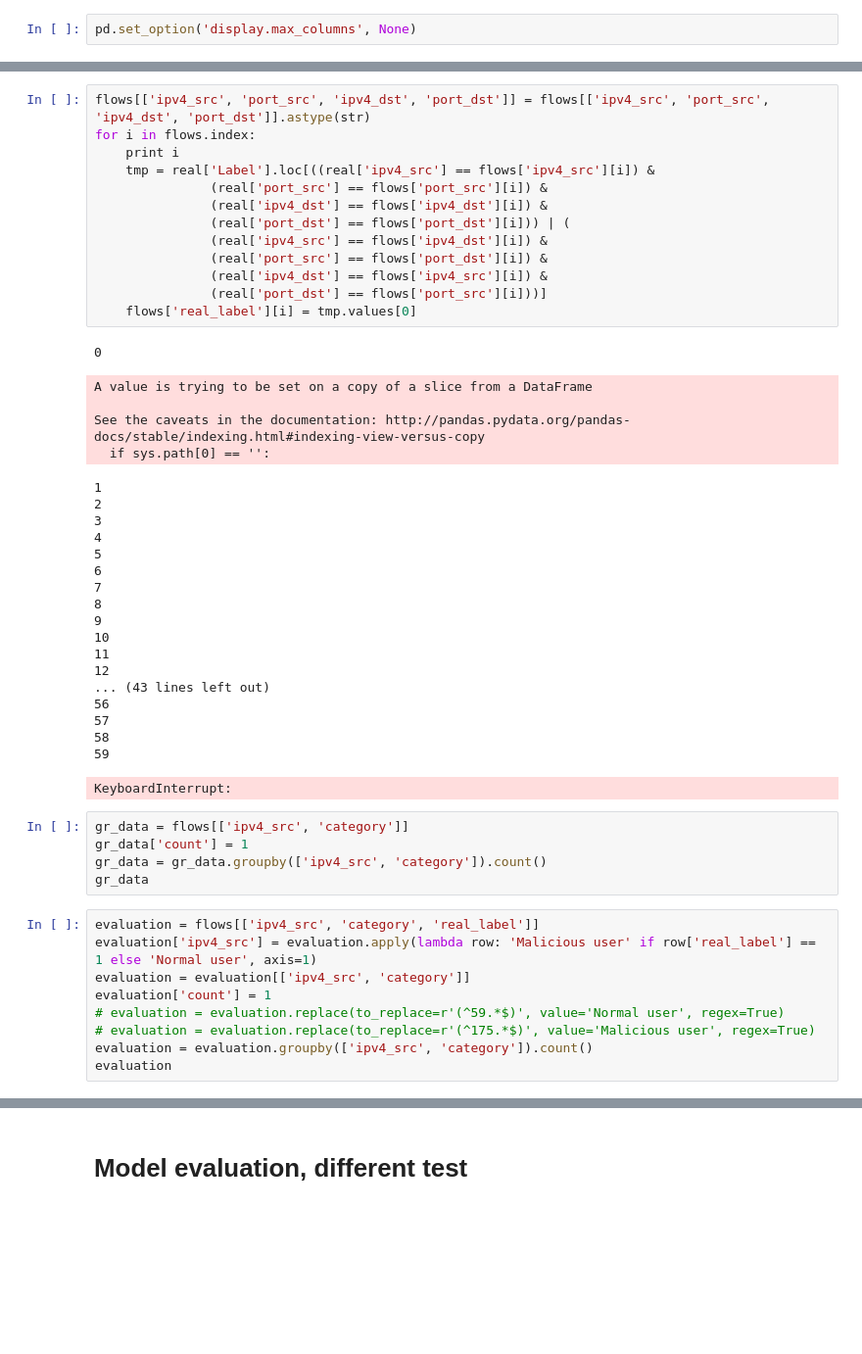
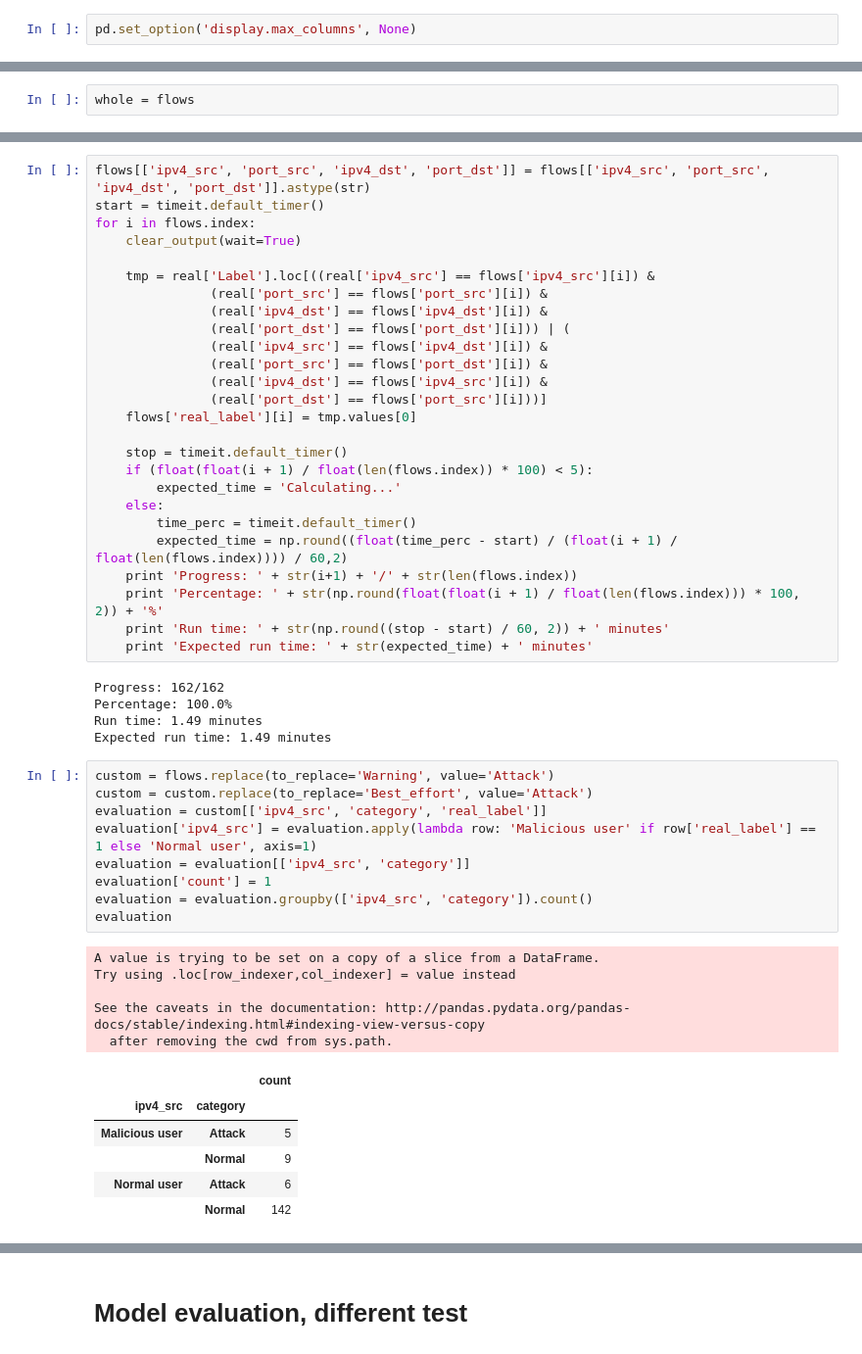
Before and after one commit to j05k0/DP_Security_improvements, a Jupyter notebook: jupyter_notebooks/Flows_dump_evaluation.ipynb, the cells around one changed output, grey strips where cells are left out. Shown: that part at 98% size. Drawn from its saved outputs; the diff is of its cells as text; blank space fills up the shorter version.

```diff
--- a/jupyter_notebooks/Flows_dump_evaluation.ipynb
+++ b/jupyter_notebooks/Flows_dump_evaluation.ipynb
@@ -72,0 +65,2 @@ KeyboardInterrupt:
+# %%
+whole = flows
@@ -73,7 +73,9 @@ KeyboardInterrupt:
 # %%
 flows[['ipv4_src', 'port_src', 'ipv4_dst', 'port_dst']] = flows[['ipv4_src', 'port_src', 'ipv4_dst', 'port_dst']].astype(str)
+start = timeit.default_timer()
 for i in flows.index:
-    print i
+    clear_output(wait=True)
+
     tmp = real['Label'].loc[((real['ipv4_src'] == flows['ipv4_src'][i]) &
                (real['port_src'] == flows['port_src'][i]) &
                (real['ipv4_dst'] == flows['ipv4_dst'][i]) &
@@ -83,41 +85,40 @@ for i in flows.index:
                (real['ipv4_dst'] == flows['ipv4_src'][i]) &
                (real['port_dst'] == flows['port_src'][i]))]
     flows['real_label'][i] = tmp.values[0]
+
+    stop = timeit.default_timer()
+    if (float(float(i + 1) / float(len(flows.index)) * 100) < 5):
+        expected_time = 'Calculating...'
+    else:
+        time_perc = timeit.default_timer()
+        expected_time = np.round((float(time_perc - start) / (float(i + 1) / float(len(flows.index)))) / 60,2)
+    print 'Progress: ' + str(i+1) + '/' + str(len(flows.index))
+    print 'Percentage: ' + str(np.round(float(float(i + 1) / float(len(flows.index))) * 100, 2)) + '%'
+    print 'Run time: ' + str(np.round((stop - start) / 60, 2)) + ' minutes'
+    print 'Expected run time: ' + str(expected_time) + ' minutes'
 # %% [output]
-0
+Progress: 162/162
+Percentage: 100.0%
+Run time: 1.49 minutes
+Expected run time: 1.49 minutes
-A value is trying to be set on a copy of a slice from a DataFrame
-
-See the caveats in the documentation: http://pandas.pydata.org/pandas-docs/stable/indexing.html#indexing-view-versus-copy
-  if sys.path[0] == '':
-1
-2
-3
-4
-5
-6
-7
-8
-9
-10
-11
-12
-... (43 lines left out)
-56
-57
-58
-59
-KeyboardInterrupt:
-# %%
-gr_data = flows[['ipv4_src', 'category']]
-gr_data['count'] = 1
-gr_data = gr_data.groupby(['ipv4_src', 'category']).count()
-gr_data
 # %%
-evaluation = flows[['ipv4_src', 'category', 'real_label']]
+custom = flows.replace(to_replace='Warning', value='Attack')
+custom = custom.replace(to_replace='Best_effort', value='Attack')
+evaluation = custom[['ipv4_src', 'category', 'real_label']]
 evaluation['ipv4_src'] = evaluation.apply(lambda row: 'Malicious user' if row['real_label'] == 1 else 'Normal user', axis=1)
 evaluation = evaluation[['ipv4_src', 'category']]
 evaluation['count'] = 1
-# evaluation = evaluation.replace(to_replace=r'(^59.*$)', value='Normal user', regex=True)
-# evaluation = evaluation.replace(to_replace=r'(^175.*$)', value='Malicious user', regex=True)
 evaluation = evaluation.groupby(['ipv4_src', 'category']).count()
 evaluation
+# %% [output]
+A value is trying to be set on a copy of a slice from a DataFrame.
+Try using .loc[row_indexer,col_indexer] = value instead
+
+See the caveats in the documentation: http://pandas.pydata.org/pandas-docs/stable/indexing.html#indexing-view-versus-copy
+  after removing the cwd from sys.path.
+|  |  | count |
+| ipv4_src | category |  |
+| Malicious user | Attack | 5 |
+|  | Normal | 9 |
+| Normal user | Attack | 6 |
+|  | Normal | 142 |
```
Also changed, not shown: parts of 18 cells of this notebook, 3 other files.
